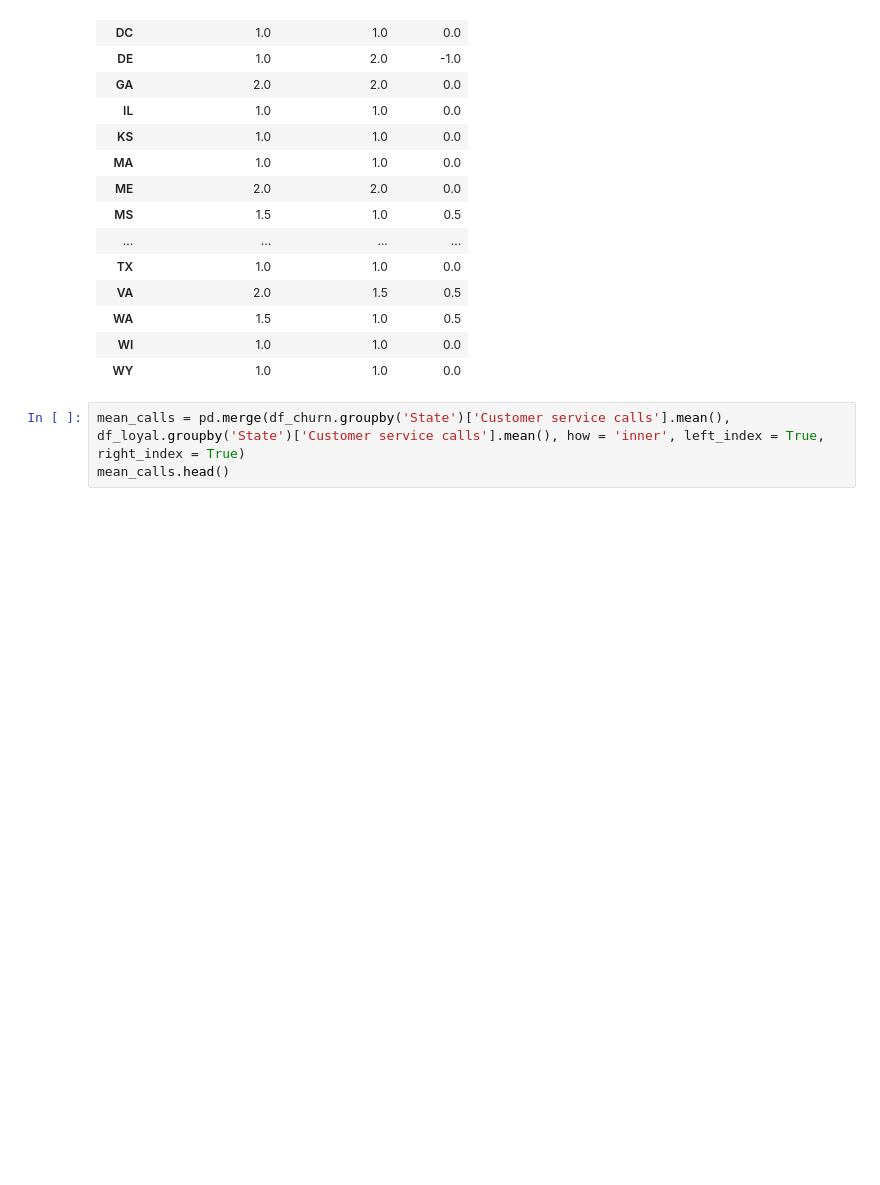
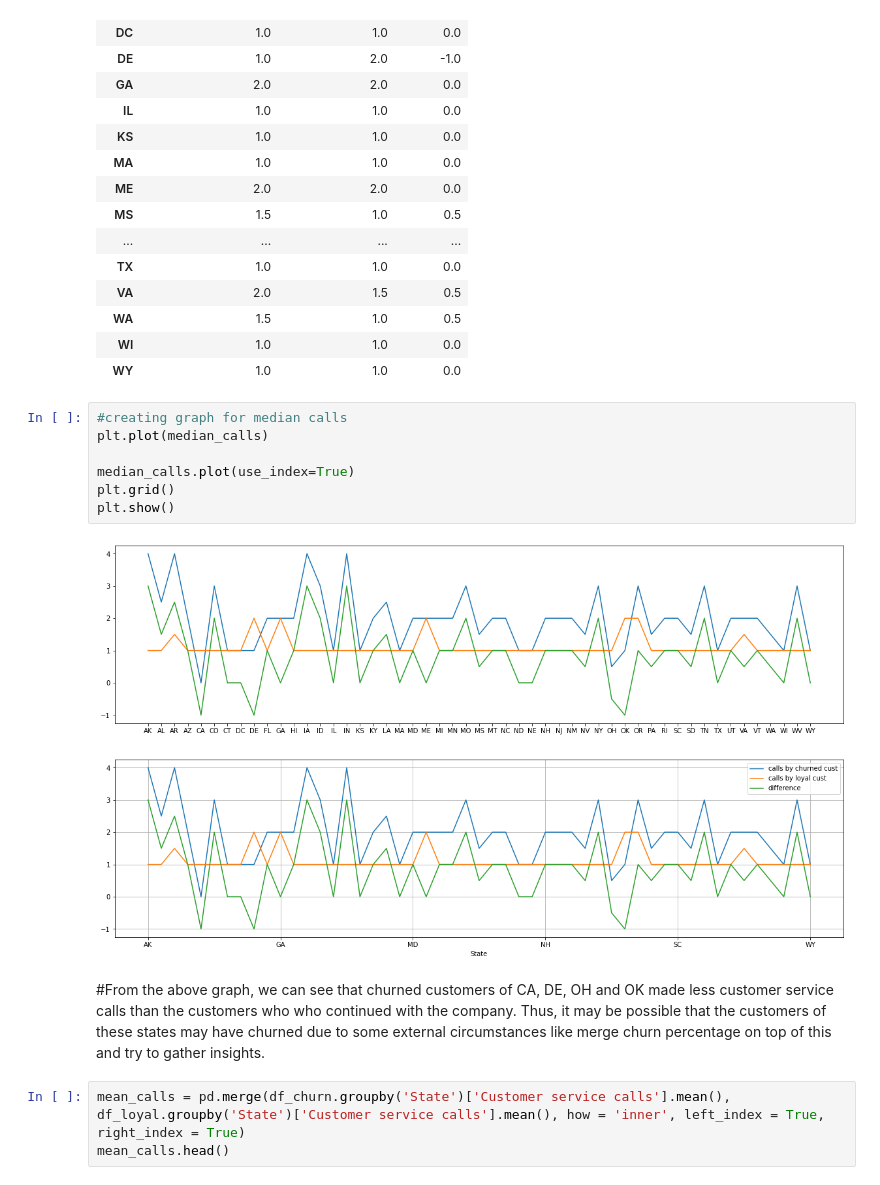
Before and after one commit to Ashvin-Vargez/Telecom-Churn-Analysis-EDA-Project-, a Jupyter notebook: eda_Telecom_Churn_Analysis_Capstone_Project.ipynb, the cells around one changed output. Drawn from its saved outputs; the diff is of its cells as text; blank space fills up the shorter version.

Commit message:
created second visualization

```diff
--- a/eda_Telecom_Churn_Analysis_Capstone_Project.ipynb
+++ b/eda_Telecom_Churn_Analysis_Capstone_Project.ipynb
@@ -315,6 +317,19 @@ median_calls[median_calls['difference']<=.5]
 | WA | 1.5 | 1.0 | 0.5 |
 | WI | 1.0 | 1.0 | 0.0 |
 | WY | 1.0 | 1.0 | 0.0 |
+# %%
+#creating graph for median calls
+plt.plot(median_calls)
+
+median_calls.plot(use_index=True)
+plt.grid()
+plt.show()
+# %% [output]
+[figure, added]
+[figure, added]
+# %% [markdown]
+#From the above graph, we can see that churned customers of CA, DE, OH and OK made less customer service calls than the customers who who continued with the company. Thus, it may be possible that the customers of these states may have churned due to some external circumstances like
+merge churn percentage on top of this and try to gather insights.
 # %%
 mean_calls = pd.merge(df_churn.groupby('State')['Customer service calls'].mean(), df_loyal.groupby('State')['Customer service calls'].mean(), how = 'inner', left_index = True, right_index = True)
 mean_calls.head()
```
Also changed, not shown: parts of 1 cell of this notebook.
